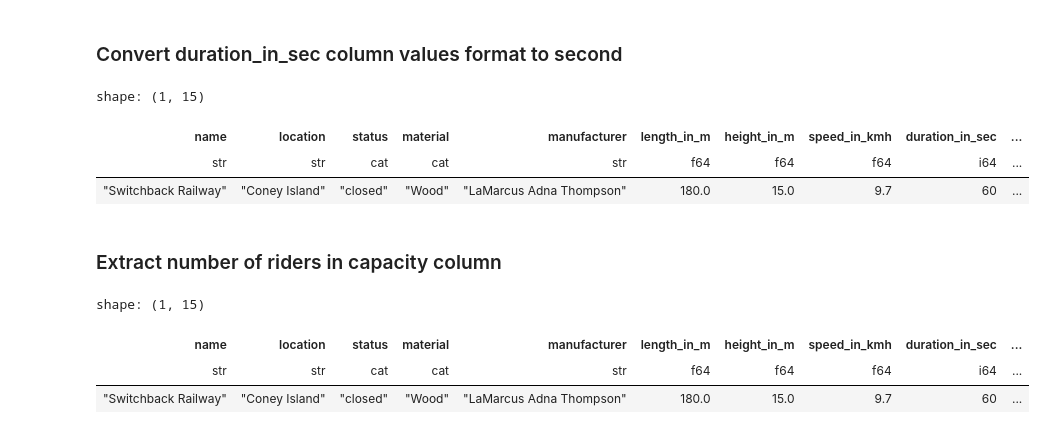
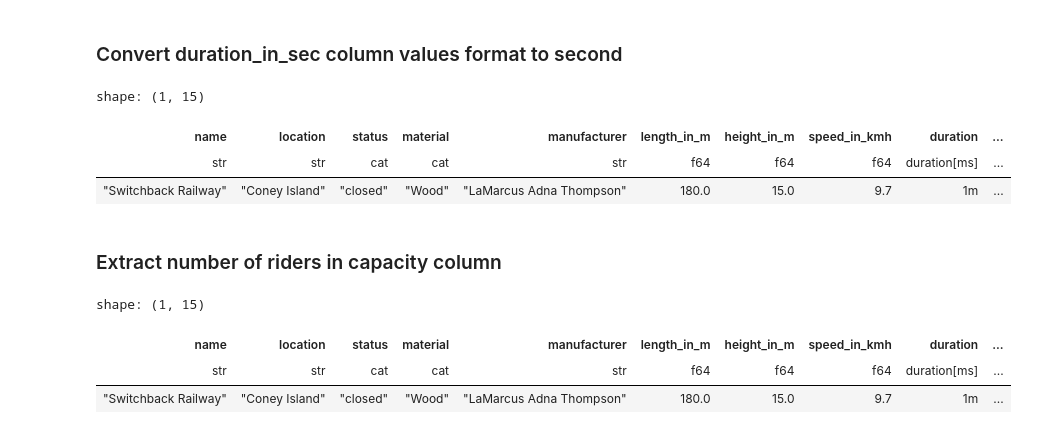
Before and after one commit to mdaffailhami/roller-coaster-data-analysis, a Jupyter notebook: main.ipynb, the cells around one changed output. Saved outputs shown, nothing was run; the diff lists cells and outputs as text; code cells hidden in the pictures.

```diff
--- a/main.ipynb
+++ b/main.ipynb
@@ -37,7 +37,7 @@ df = df.rename({
     'opening_date_clean': 'opening_date',
     'closing_date': 'closing_year',
     'speed2': 'speed_in_kmh',
-    'duration': 'duration_in_sec',
+    'duration': 'duration',
     'gforce_clean': 'g_force',
     'length': 'length_in_m',
     'height': 'height_in_m'
@@ -206,39 +206,41 @@ def extract_second(value: str) -> int:
     if match:
         return int(match.group('minutes')) * 60
     match = re.match(r'(?P<seconds>\d+)\s*sec(?:ond)?s?', value)
     if match:
         return int(match.group('seconds'))
 
     # Handle ranges like "between 1 minute 20 seconds and 1 minute 30 seconds"
     match = re.match(r'between\s*(?P<min_minutes>\d+)\s*min(?:ute)?s?\s*(?P<min_seconds>\d+)\s*sec(?:ond)?s?\s*and\s*(?P<max_minutes>\d+)\s*min(?:ute)?s?\s*(?P<max_seconds>\d+)\s*sec(?:ond)?s?', value)
     if match:
         min_minutes = int(match.group('min_minutes'))
         min_seconds = int(match.group('min_seconds'))
         max_minutes = int(match.group('max_minutes'))
         max_seconds = int(match.group('max_seconds'))
         min_total = min_minutes * 60 + min_seconds
         max_total = max_minutes * 60 + max_seconds
         return (min_total + max_total) // 2  # Average of the range
 
     # Handle approximate values and extra characters (strip non-numeric characters)
     value = re.sub(r'[^0-9:]', '', value)
     if value.isdigit():
         return int(value)
 
     return None  # For unhandled cases
 
 
 df = df.with_columns(
-    pl.col('duration_in_sec').map_elements(
-        extract_second, return_dtype=pl.Int64
-    )
+    (
+        pl.col('duration').map_elements(
+            extract_second, return_dtype=pl.Int64
+        ) * 1000
+    ).cast(pl.Duration('ms'))
 )
 df.head(1)
 # %% [output]
 shape: (1, 15)
-| name | location | status | material | manufacturer | length_in_m | height_in_m | speed_in_kmh | duration_in_sec | ... |
-| str | str | cat | cat | str | f64 | f64 | f64 | i64 | ... |
-| "Switchback Railway" | "Coney Island" | "closed" | "Wood" | "LaMarcus Adna Thompson" | 180.0 | 15.0 | 9.7 | 60 | ... |
+| name | location | status | material | manufacturer | length_in_m | height_in_m | speed_in_kmh | duration | ... |
+| str | str | cat | cat | str | f64 | f64 | f64 | duration[ms] | ... |
+| "Switchback Railway" | "Coney Island" | "closed" | "Wood" | "LaMarcus Adna Thompson" | 180.0 | 15.0 | 9.7 | 1m | ... |
 # %% [markdown]
 ### Extract number of riders in capacity column
 # %%
@@ -255,6 +257,6 @@ df = df.with_columns(
 df.head(1)
 # %% [output]
 shape: (1, 15)
-| name | location | status | material | manufacturer | length_in_m | height_in_m | speed_in_kmh | duration_in_sec | ... |
-| str | str | cat | cat | str | f64 | f64 | f64 | i64 | ... |
-| "Switchback Railway" | "Coney Island" | "closed" | "Wood" | "LaMarcus Adna Thompson" | 180.0 | 15.0 | 9.7 | 60 | ... |
+| name | location | status | material | manufacturer | length_in_m | height_in_m | speed_in_kmh | duration | ... |
+| str | str | cat | cat | str | f64 | f64 | f64 | duration[ms] | ... |
+| "Switchback Railway" | "Coney Island" | "closed" | "Wood" | "LaMarcus Adna Thompson" | 180.0 | 15.0 | 9.7 | 1m | ... |
```
Also changed, not shown: parts of 5 cells of this notebook.
